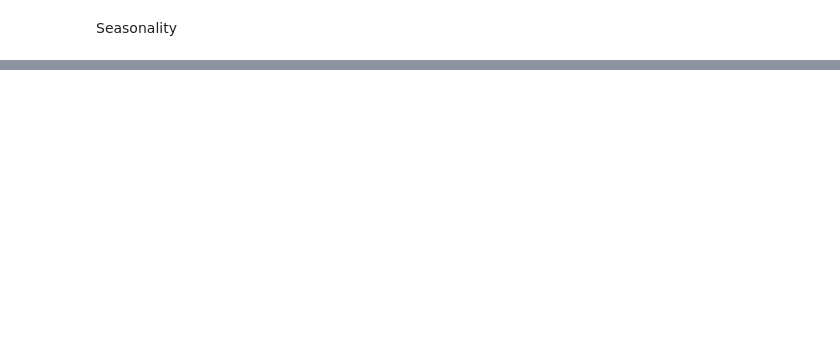
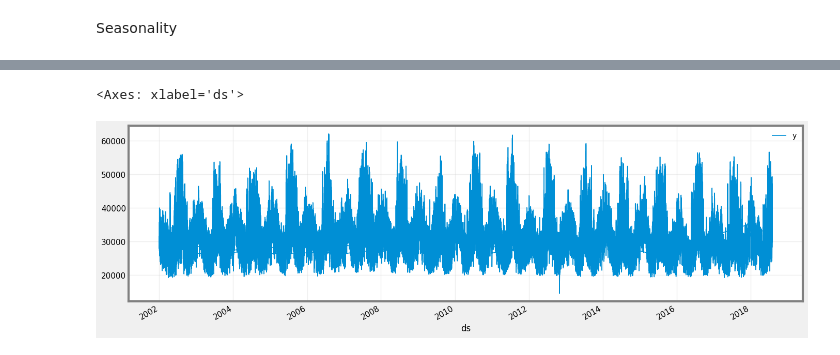
Before and after one commit to Q-types/Projects, a Jupyter notebook: data_science/scripts/prophet.ipynb, the cells around one changed output, grey strips where cells are left out. Saved outputs shown, nothing was run; the diff lists cells and outputs as text; code cells hidden in the pictures; blank space fills up the shorter version.

```diff
--- a/data_science/scripts/prophet.ipynb
+++ b/data_science/scripts/prophet.ipynb
@@ -197,0 +211,5 @@ Seasonality
+# %%
+ensure_dataset("pjm_hourly")
+df = pd.read_csv(CFG.data_folder / "pjm_hourly_est.csv")
+df['Datetime'] = pd.to_datetime(df['Datetime'])
+df.head()
@@ -197,0 +224,9 @@ Seasonality
+# %%
+xdat = df[['Datetime', 'PJME']]
+# trim the leading NAs
+first_valid = np.where(~np.isnan(xdat['PJME']))[0][0]
+xdat = xdat.loc[first_valid:].rename(columns={'Datetime':'ds', 'PJME':'y'})
+xdat.set_index('ds').plot(figsize=(CFG.img_dim1, CFG.img_dim2))
+# %% [output]
+<Axes: xlabel='ds'>
+[figure, added]
```
Also changed, not shown: parts of 12 cells of this notebook.
